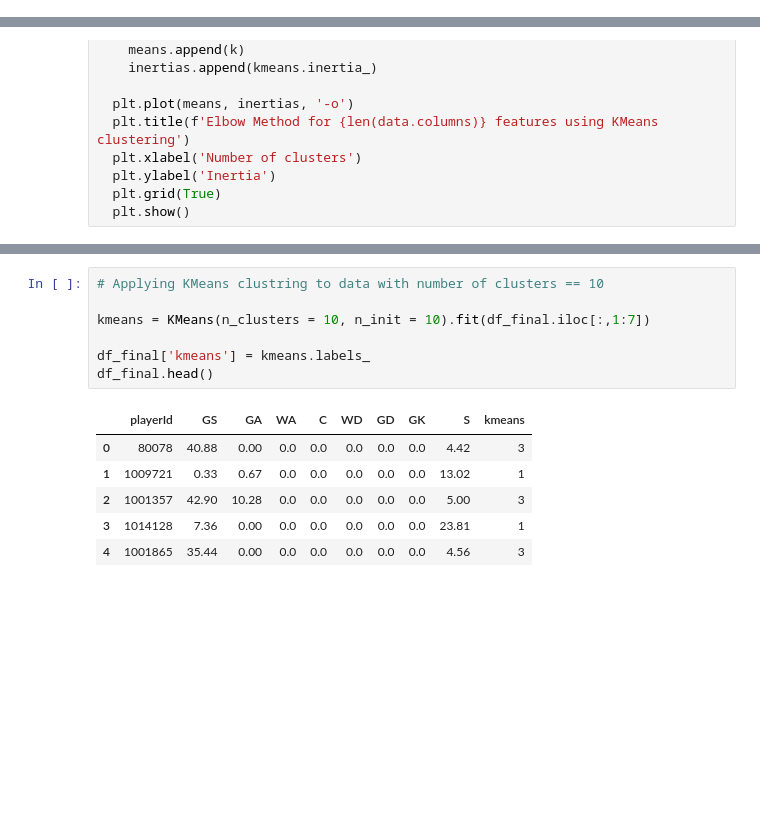
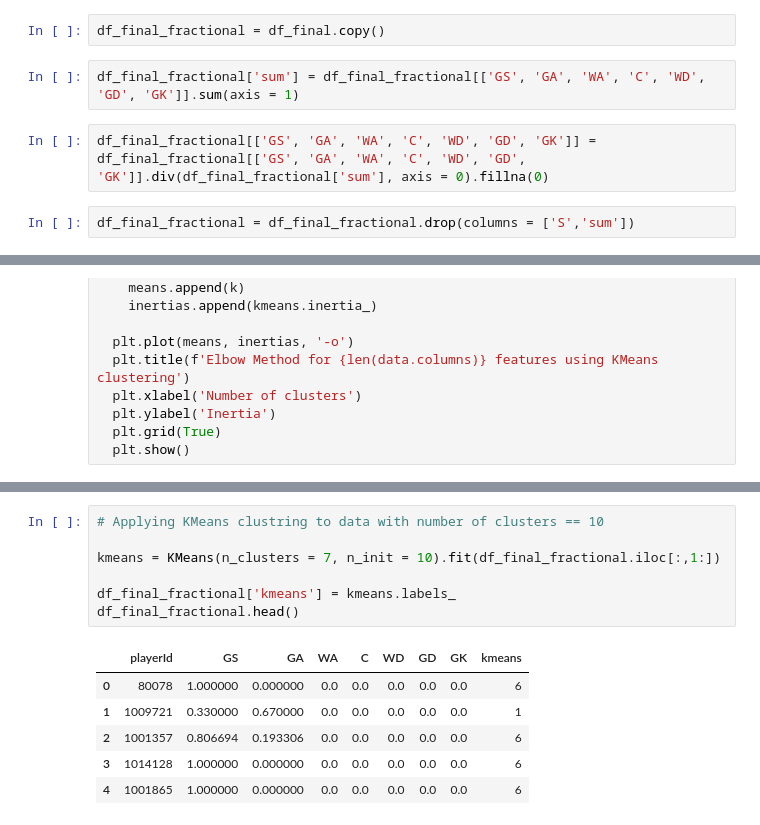
Before and after one commit to HimalKarkal/netball-analysis, a Jupyter notebook: Player_Classifier.ipynb, the cells around one changed output, grey strips where cells are left out. Drawn from its saved outputs; the diff is of its cells as text; blank space fills up the shorter version.

```diff
--- a/Player_Classifier.ipynb
+++ b/Player_Classifier.ipynb
@@ -53,3 +60,11 @@ df_final.head()
 | 2 | 1001357 | 42.90 | 10.28 | 0.0 | 0.0 | 0.0 | 0.0 | 0.0 | 5.00 |
 | 3 | 1014128 | 7.36 | 0.00 | 0.0 | 0.0 | 0.0 | 0.0 | 0.0 | 23.81 |
 | 4 | 1001865 | 35.44 | 0.00 | 0.0 | 0.0 | 0.0 | 0.0 | 0.0 | 4.56 |
+# %%
+df_final_fractional = df_final.copy()
+# %%
+df_final_fractional['sum'] = df_final_fractional[['GS', 'GA', 'WA', 'C', 'WD', 'GD', 'GK']].sum(axis = 1)
+# %%
+df_final_fractional[['GS', 'GA', 'WA', 'C', 'WD', 'GD', 'GK']] = df_final_fractional[['GS', 'GA', 'WA', 'C', 'WD', 'GD', 'GK']].div(df_final_fractional['sum'], axis = 0).fillna(0)
+# %%
+df_final_fractional = df_final_fractional.drop(columns = ['S','sum'])
@@ -99,17 +122,17 @@ optimise_k_means(df_final.iloc[:,1:8], 21)
 # %%
 # Applying KMeans clustring to data with number of clusters == 10
 
-kmeans = KMeans(n_clusters = 10, n_init = 10).fit(df_final.iloc[:,1:7])
+kmeans = KMeans(n_clusters = 7, n_init = 10).fit(df_final_fractional.iloc[:,1:])
 
-df_final['kmeans'] = kmeans.labels_
-df_final.head()
+df_final_fractional['kmeans'] = kmeans.labels_
+df_final_fractional.head()
 # %% [output]
-|  | playerId | GS | GA | WA | C | WD | GD | GK | S | kmeans |
-| 0 | 80078 | 40.88 | 0.00 | 0.0 | 0.0 | 0.0 | 0.0 | 0.0 | 4.42 | 3 |
-| 1 | 1009721 | 0.33 | 0.67 | 0.0 | 0.0 | 0.0 | 0.0 | 0.0 | 13.02 | 1 |
-| 2 | 1001357 | 42.90 | 10.28 | 0.0 | 0.0 | 0.0 | 0.0 | 0.0 | 5.00 | 3 |
-| 3 | 1014128 | 7.36 | 0.00 | 0.0 | 0.0 | 0.0 | 0.0 | 0.0 | 23.81 | 1 |
-| 4 | 1001865 | 35.44 | 0.00 | 0.0 | 0.0 | 0.0 | 0.0 | 0.0 | 4.56 | 3 |
+|  | playerId | GS | GA | WA | C | WD | GD | GK | kmeans |
+| 0 | 80078 | 1.000000 | 0.000000 | 0.0 | 0.0 | 0.0 | 0.0 | 0.0 | 6 |
+| 1 | 1009721 | 0.330000 | 0.670000 | 0.0 | 0.0 | 0.0 | 0.0 | 0.0 | 1 |
+| 2 | 1001357 | 0.806694 | 0.193306 | 0.0 | 0.0 | 0.0 | 0.0 | 0.0 | 6 |
+| 3 | 1014128 | 1.000000 | 0.000000 | 0.0 | 0.0 | 0.0 | 0.0 | 0.0 | 6 |
+| 4 | 1001865 | 1.000000 | 0.000000 | 0.0 | 0.0 | 0.0 | 0.0 | 0.0 | 6 |
 # %%
 # Visualising using a plotly parallel coordinates plot
 
```
Also changed, not shown: parts of 5 cells of this notebook.
